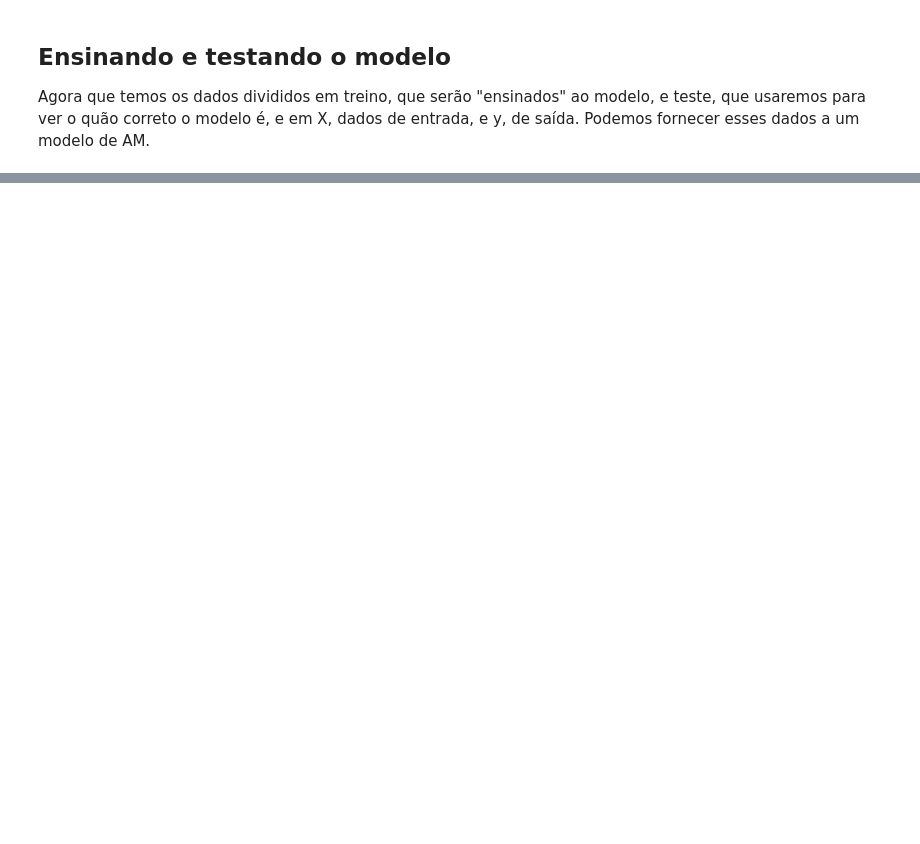
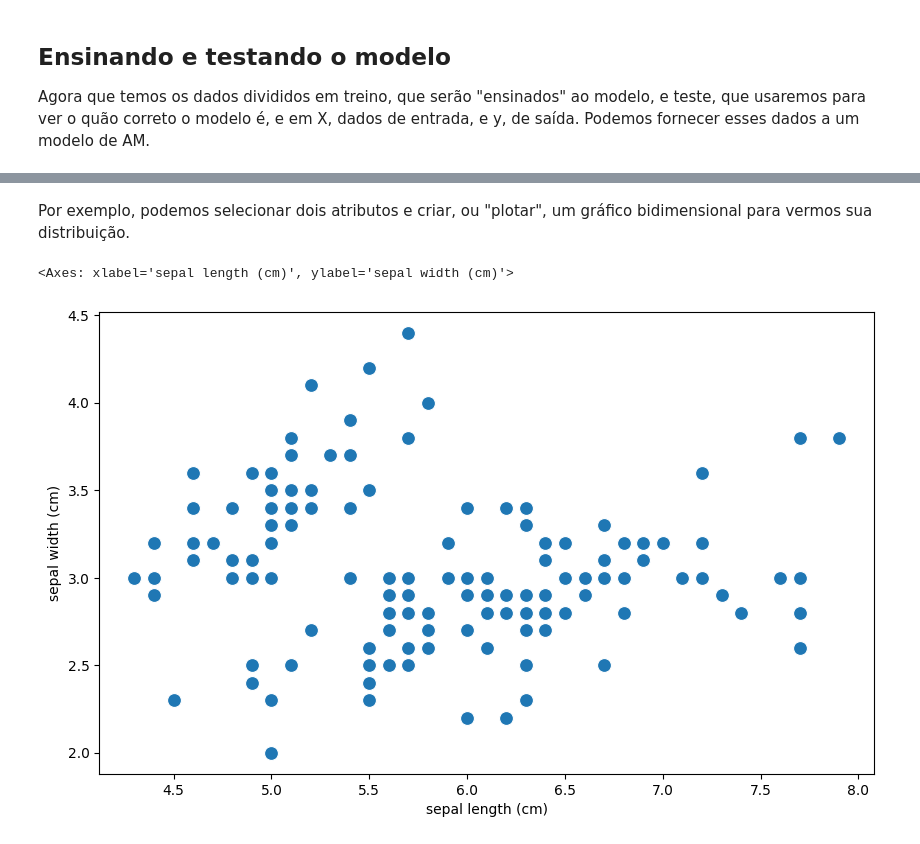
Before and after one commit to henriquemargotte/Aprendizado-de-Maquina-2025-2, a Jupyter notebook: Lab1/lab1.ipynb, the cells around one changed output, grey strips where cells are left out. Drawn from its saved outputs; the diff is of its cells as text; code cells hidden in the pictures; blank space fills up the shorter version.

Commit message:
Exemplos lab1

```diff
--- a/Lab1/lab1.ipynb
+++ b/Lab1/lab1.ipynb
@@ -80,0 +105,3 @@ Resultados do modelo:
+# %%
+iris = load_iris()
+display(iris.data, iris.feature_names, iris.target, iris.target_names)
@@ -80,0 +143,4 @@ Resultados do modelo:
+# %%
+iris_df = pd.DataFrame(data=iris.data, columns=iris.feature_names)
+iris_df['species'] = pd.Series(iris.target, index=iris_df.index)
+display(iris_df)
@@ -80,0 +164,6 @@ Resultados do modelo:
+# %%
+display(iris_df.shape)
+
+species_map = {i: species for i, species in enumerate(iris.target_names)}
+iris_df['species'] = iris_df['species'].map(species_map)
+display(iris_df)
@@ -80,0 +343,9 @@ Resultados do modelo:
+# %% [markdown]
+Por exemplo, podemos selecionar dois atributos e criar, ou "plotar", um gráfico bidimensional para vermos sua distribuição.
+# %%
+# Visualizando sepal length vs sepal width
+plt.figure(figsize=(10, 6)) # Define o tamanho da figura
+sns.scatterplot(x='sepal length (cm)', y='sepal width (cm)', data=iris_df, s=100) # Plota o gráfico de dispersão
+# %% [output]
+<Axes: xlabel='sepal length (cm)', ylabel='sepal width (cm)'>
+[figure, added]
```
Also changed, not shown: parts of 38 cells of this notebook.
